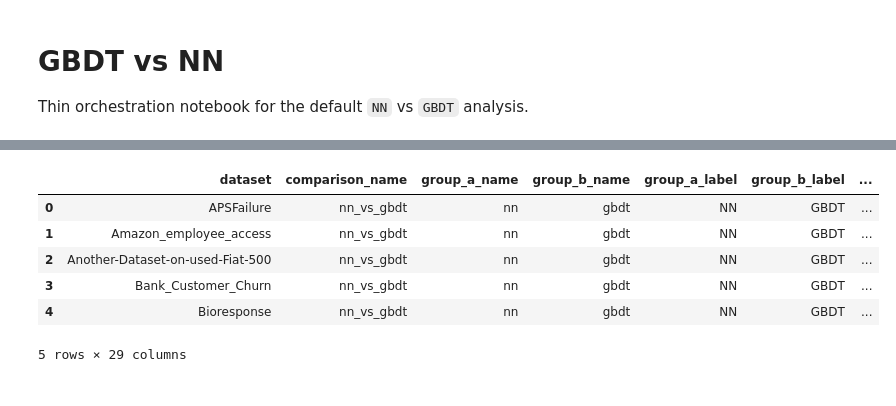
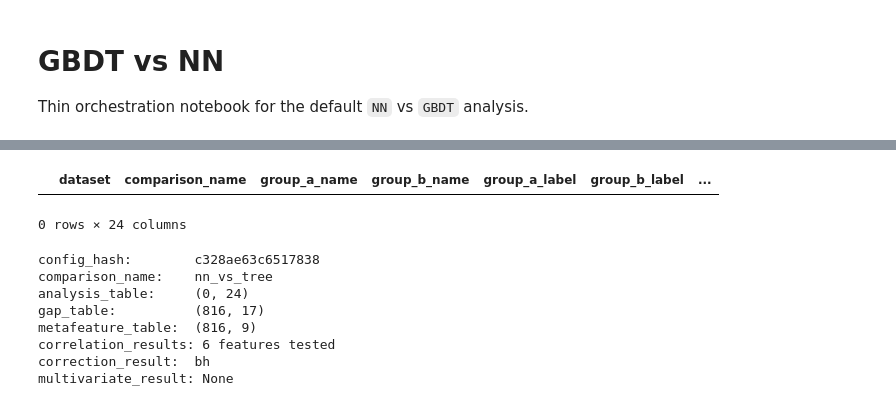
Before and after one commit to m-herre/meta-feature-analysis, a Jupyter notebook: notebooks/01_gbdt_vs_nn.ipynb, the cells around one changed output, grey strips where cells are left out. Saved outputs shown, nothing was run; the diff lists cells and outputs as text; code cells hidden in the pictures.

```diff
--- a/notebooks/01_gbdt_vs_nn.ipynb
+++ b/notebooks/01_gbdt_vs_nn.ipynb
@@ -17,7 +17,7 @@ sys.path.insert(0, str(repo_root / "tabarena" / "tabarena"))
 # %%
 from mfa import load_config, run_analysis
 
-config = load_config(project_dir / "configs" / "default.yaml")
+config = load_config(project_dir / "configs" / "config_0.yaml")
 result = run_analysis(config)
 result.analysis_table.head()
 # %% [output]
@@ -25,7 +25,25 @@ WARNING mfa.groups: Group `nn` contains config_types absent from data: MITRA_GPU
 |  | dataset | comparison_name | group_a_name | group_b_name | group_a_label | group_b_label | ... |
-| 0 | APSFailure | nn_vs_gbdt | nn | gbdt | NN | GBDT | ... |
-| 1 | Amazon_employee_access | nn_vs_gbdt | nn | gbdt | NN | GBDT | ... |
-| 2 | Another-Dataset-on-used-Fiat-500 | nn_vs_gbdt | nn | gbdt | NN | GBDT | ... |
-| 3 | Bank_Customer_Churn | nn_vs_gbdt | nn | gbdt | NN | GBDT | ... |
-| 4 | Bioresponse | nn_vs_gbdt | nn | gbdt | NN | GBDT | ... |
-5 rows × 29 columns
+0 rows × 24 columns
+# %%
+import pandas as pd
+
+# -- Inspect what the result object contains --
+print(f"config_hash:        {result.config_hash}")
+print(f"comparison_name:    {result.comparison_name}")
+print(f"analysis_table:     {result.analysis_table.shape}")
+print(f"gap_table:          {result.gap_table.shape}")
+print(f"metafeature_table:  {result.metafeature_table.shape}")
+print(f"correlation_results: {len(result.correlation_results)} features tested")
+print(
+    f"correction_result:  {result.correction_result.method if result.correction_result else None}"
+)
+print(f"multivariate_result: {result.multivariate_result}")
+# %% [output]
+config_hash:        c328ae63c6517838
+comparison_name:    nn_vs_tree
+analysis_table:     (0, 24)
+gap_table:          (816, 17)
+metafeature_table:  (816, 9)
+correlation_results: 6 features tested
+correction_result:  bh
+multivariate_result: None
```
Also changed, not shown: parts of 5 cells of this notebook, 2 other files.
